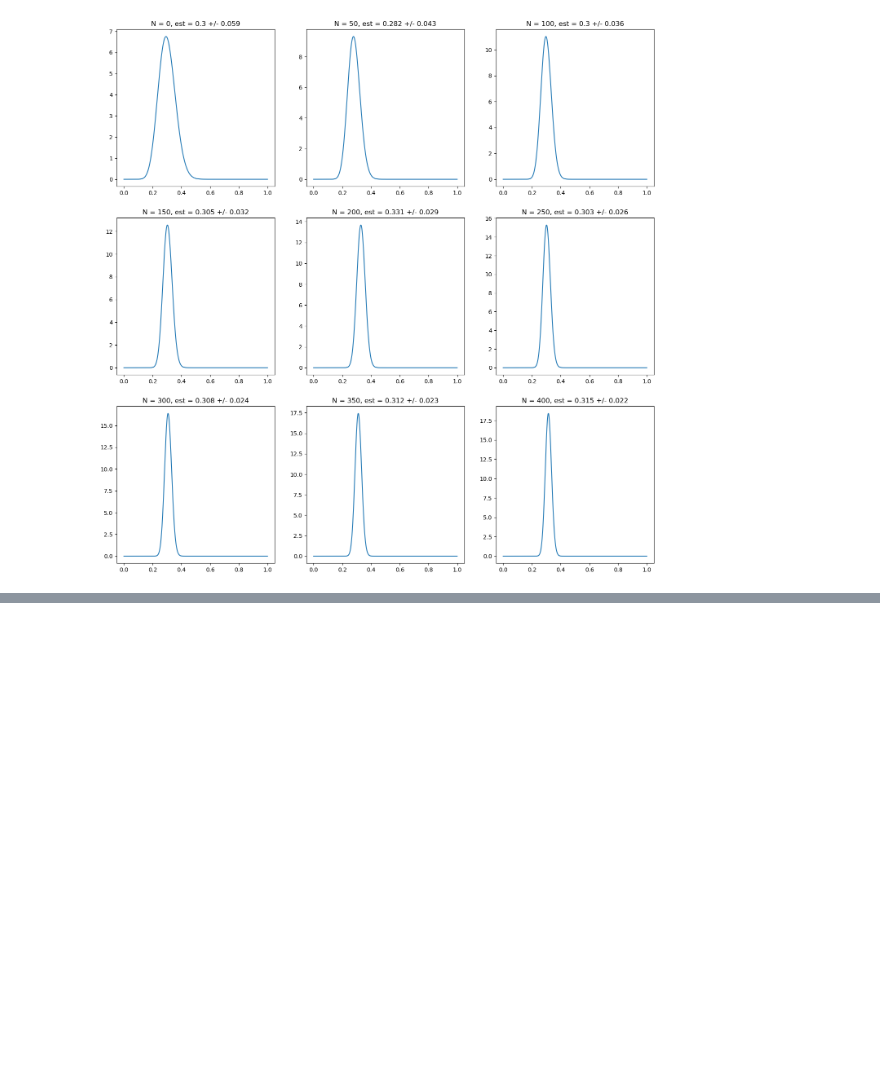
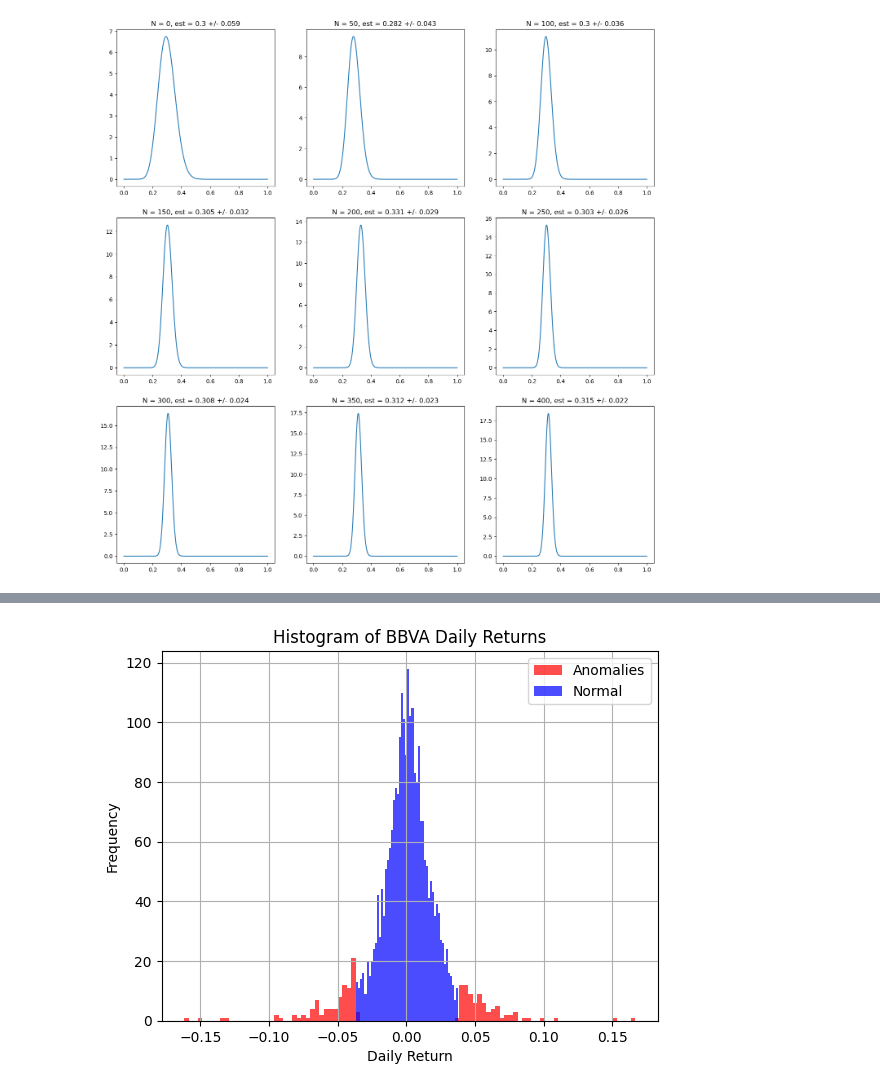
Before and after one commit to xaviweise/aaat, a Jupyter notebook: _build/jupyter_execute/notebooks/bayesian_theory.ipynb, the cells around one changed output, grey strips where cells are left out. Cells and saved outputs as stored; diff of their text form; code cells hidden in the pictures; blank space fills up the shorter version.

```diff
--- a/_build/jupyter_execute/notebooks/bayesian_theory.ipynb
+++ b/_build/jupyter_execute/notebooks/bayesian_theory.ipynb
@@ -111,0 +228,21 @@ for i in range(9):
+# %%
+# Let us flag anomalies as those with 50% of more probability of belonging to the "bad data" mixture component
+anomalies = (gbdm.predict(bbva_ret) > 0.5)
+# Add anomaly flag to DataFrame
+pd_bbva_ret = bbva_ret.reset_index()
+pd_bbva_ret.columns = ["Date", "Returns"]
+pd_bbva_ret["anomaly"] = anomalies
+
+# Plot histogram of returns, segmented by anomaly flag
+pd_bbva_ret[pd_bbva_ret["anomaly"] == True]["Returns"].hist(
+    bins=100, alpha=0.7, color="red", label="Anomalies")
+pd_bbva_ret[pd_bbva_ret["anomaly"] == False]["Returns"].hist(
+    bins=50, alpha=0.7, color="blue", label="Normal")
+
+plt.xlabel("Daily Return")
+plt.ylabel("Frequency")
+plt.title("Histogram of BBVA Daily Returns")
+plt.legend()
+plt.show()
+# %% [output]
+[figure, added]
```
Also changed, not shown: parts of 14 cells of this notebook, 41 other files.
